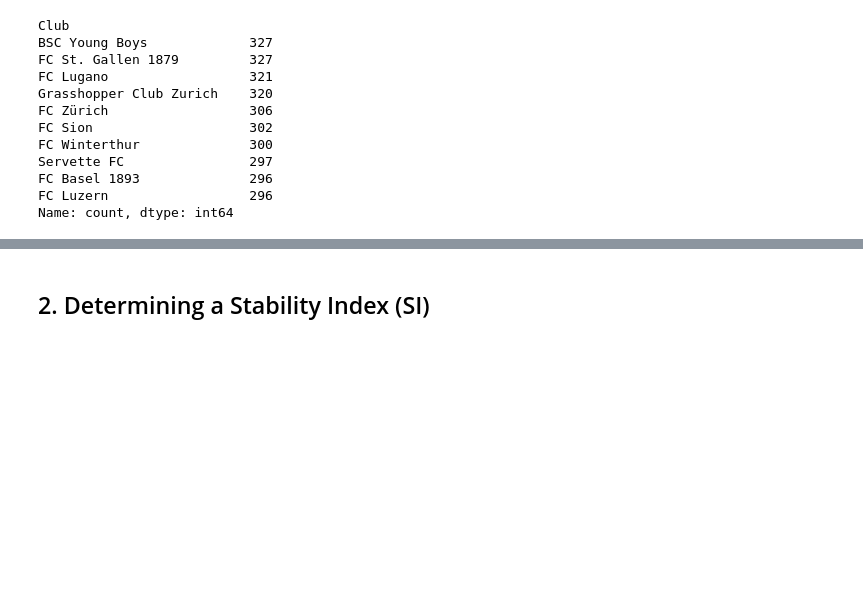
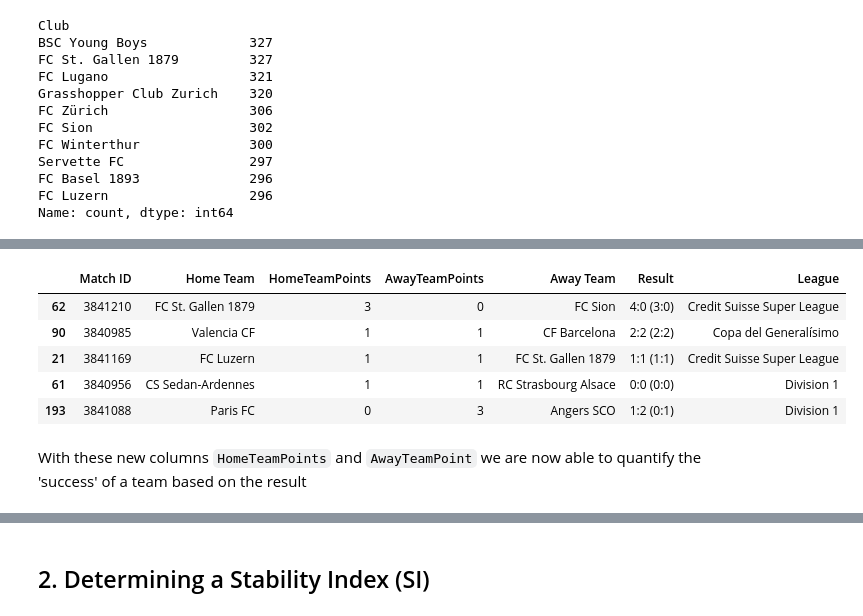
Before and after one commit to heinimoreno/PBL_RA_MH, a Jupyter notebook: Data_Analysis.ipynb, the cells around one changed output, grey strips where cells are left out. Drawn from its saved outputs; the diff is of its cells as text; code cells hidden in the pictures; blank space fills up the shorter version.

```diff
--- a/Data_Analysis.ipynb
+++ b/Data_Analysis.ipynb
@@ -274,0 +305,8 @@ events_SL.sample(10)
+# %%
+# Concatenate the datasets
+m_info = pd.concat([minfo_1, minfo_2], axis=0)
+
+# safe as csv in the data folder
+m_info.to_csv('./data/matches_info_merged.csv', index=False)
+
+m_info.sample(5)
@@ -274,0 +341,5 @@ events_SL.sample(10)
+# %%
+# getting rid of the '\r\n' in the result column
+m_info['Result'] = m_info['Result'].str.replace('\r\n', ' ')
+
+m_info.sample(5)
@@ -274,0 +353,20 @@ events_SL.sample(10)
+# %%
+# drop the columns HomeTeamPoints	AwayTeamPoints
+m_info = m_info.drop(['HomeTeamPoints', 'AwayTeamPoints'], axis=1)
+# %%
+# adding new columns for the points the home and away team got in the match
+## if the club won the match, they get 3 points, if they lost, they get 0 points, if they drew, they get 1 point
+## relevant result is the first 3 characters of the 'Result' column (the last 5 characters is the half-time result, which is not relevant for this task)
+m_info.insert(2, 'HomeTeamPoints', m_info['Result'].str[:3].apply(lambda x: 3 if x[0] > x[2] else 1 if x[0] == x[2] else 0))
+m_info.insert(3, 'AwayTeamPoints', m_info['Result'].str[:3].apply(lambda x: 3 if x[0] < x[2] else 1 if x[0] == x[2] else 0))
+# %%
+m_info.sample(5)
+# %% [output]
+|  | Match ID | Home Team | HomeTeamPoints | AwayTeamPoints | Away Team | Result | League |
+| 62 | 3841210 | FC St. Gallen 1879 | 3 | 0 | FC Sion | 4:0 (3:0) | Credit Suisse Super League |
+| 90 | 3840985 | Valencia CF | 1 | 1 | CF Barcelona | 2:2 (2:2) | Copa del Generalísimo |
+| 21 | 3841169 | FC Luzern | 1 | 1 | FC St. Gallen 1879 | 1:1 (1:1) | Credit Suisse Super League |
+| 61 | 3840956 | CS Sedan-Ardennes | 1 | 1 | RC Strasbourg Alsace | 0:0 (0:0) | Division 1 |
+| 193 | 3841088 | Paris FC | 0 | 3 | Angers SCO | 1:2 (0:1) | Division 1 |
+# %% [markdown]
+With these new columns `HomeTeamPoints` and `AwayTeamPoint` we are now able to quantify the 'success' of a team based on the result
```
Also changed, not shown: parts of 15 cells of this notebook, 1 other file.
